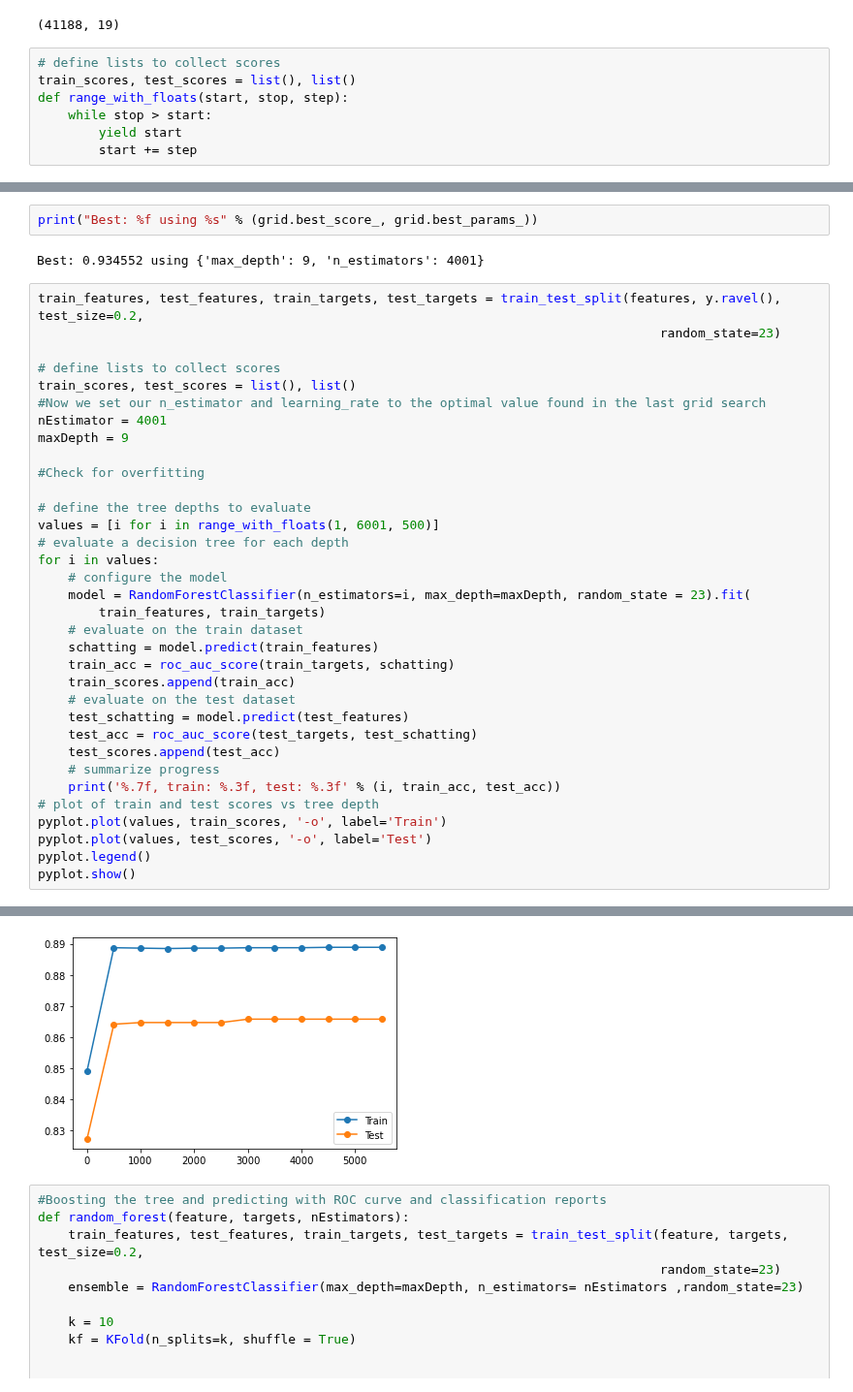
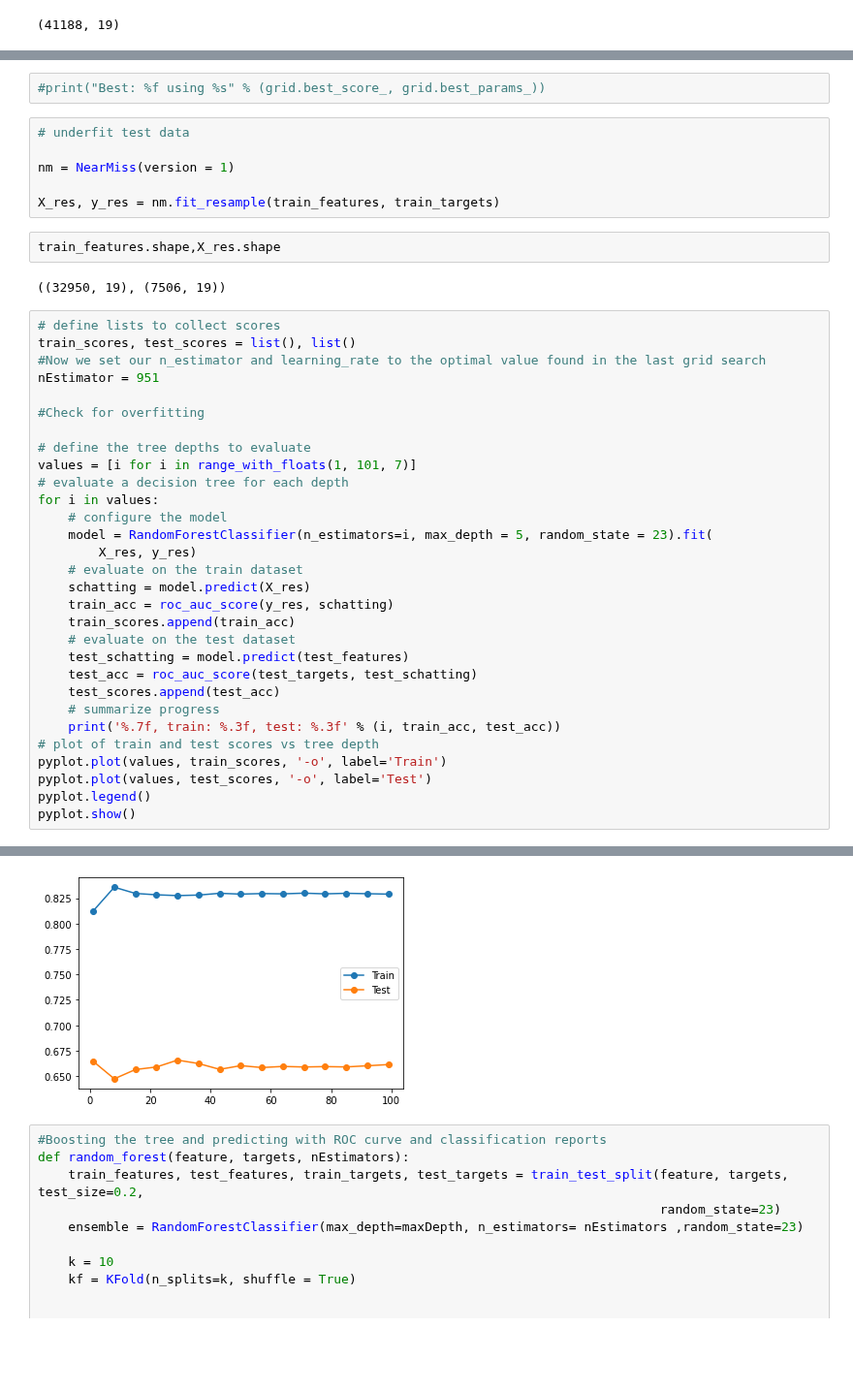
Before and after one commit to aojudo/seminar-marketing, a Jupyter notebook: RF_new.ipynb, the cells around one changed output, grey strips where cells are left out. Shown at 97% size. Cells and saved outputs as stored; diff of their text form; blank space fills up the shorter version.

```diff
--- a/RF_new.ipynb
+++ b/RF_new.ipynb
@@ -62,13 +62,6 @@ X = base_temp.drop(columns=['onehotencoder__y_yes']).values
 X_length, X_vars
 # %% [output]
 (41188, 19)
-# %%
-# define lists to collect scores
-train_scores, test_scores = list(), list()
-def range_with_floats(start, stop, step):
-    while stop > start:
-        yield start
-        start += step
 # %%
 # create model and wrap into sklearn compatible classifier
 
@@ -142,29 +133,33 @@ weighted avg       0.87      0.86      0.86      1856
 # %%
-print("Best: %f using %s" % (grid.best_score_, grid.best_params_))
+#print("Best: %f using %s" % (grid.best_score_, grid.best_params_))
-# %% [output]
-Best: 0.934552 using {'max_depth': 9, 'n_estimators': 4001}
+# %%
+# underfit test data
+
+nm = NearMiss(version = 1)
+
+X_res, y_res = nm.fit_resample(train_features, train_targets)
+# %%
+train_features.shape,X_res.shape
+# %% [output]
+((32950, 19), (7506, 19))
 # %%
-train_features, test_features, train_targets, test_targets = train_test_split(features, y.ravel(), test_size=0.2,
-                                                                                  random_state=23)
-
 # define lists to collect scores
 train_scores, test_scores = list(), list()
 #Now we set our n_estimator and learning_rate to the optimal value found in the last grid search
-nEstimator = 4001
-maxDepth = 9
+nEstimator = 951
 
 #Check for overfitting
 
 # define the tree depths to evaluate
-values = [i for i in range_with_floats(1, 6001, 500)]
+values = [i for i in range_with_floats(1, 101, 7)]
 # evaluate a decision tree for each depth
 for i in values:
     # configure the model
-    model = RandomForestClassifier(n_estimators=i, max_depth=maxDepth, random_state = 23).fit(
-        train_features, train_targets)
+    model = RandomForestClassifier(n_estimators=i, max_depth = 5, random_state = 23).fit(
+        X_res, y_res)
     # evaluate on the train dataset
-    schatting = model.predict(train_features)
-    train_acc = roc_auc_score(train_targets, schatting)
+    schatting = model.predict(X_res)
+    train_acc = roc_auc_score(y_res, schatting)
     train_scores.append(train_acc)
     # evaluate on the test dataset
     test_schatting = model.predict(test_features)
@@ -193,4 +191,4 @@ pyplot.show()
-[figure, old version]
+[figure, new version]
 # %%
 #Boosting the tree and predicting with ROC curve and classification reports
 def random_forest(feature, targets, nEstimators):
```
Also changed, not shown: parts of 4 cells of this notebook.
